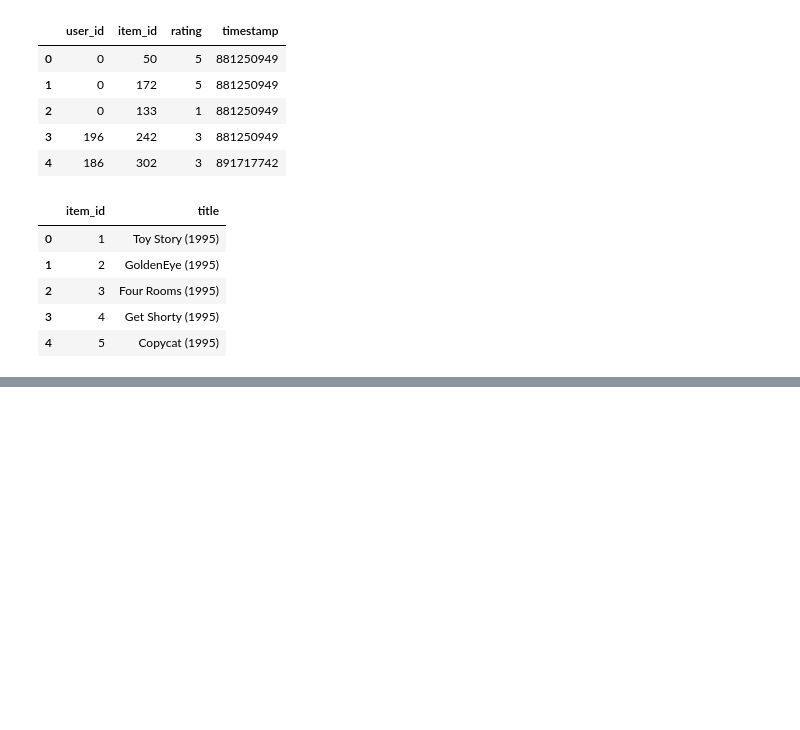
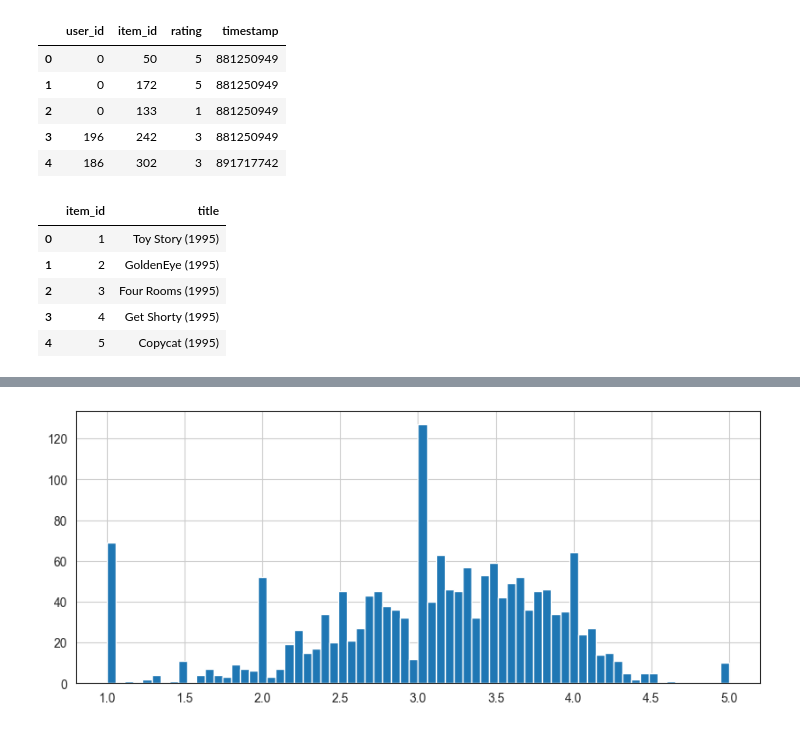
Before and after one commit to Praruj/Machine_learning_portfolio, a Jupyter notebook: Small_projects/movie_recommender.ipynb, the cells around one changed output, grey strips where cells are left out. Saved outputs shown, nothing was run; the diff lists cells and outputs as text; code cells hidden in the pictures; blank space fills up the shorter version.

```diff
--- a/Small_projects/movie_recommender.ipynb
+++ b/Small_projects/movie_recommender.ipynb
@@ -41,0 +92,6 @@ movies_titles.head()
+# %%
+plt.figure(figsize=(10,4))
+ratings["rating"].hist(bins=70)
+plt.show()
+# %% [output]
+[figure, added]
```
Also changed, not shown: parts of 9 cells of this notebook.
